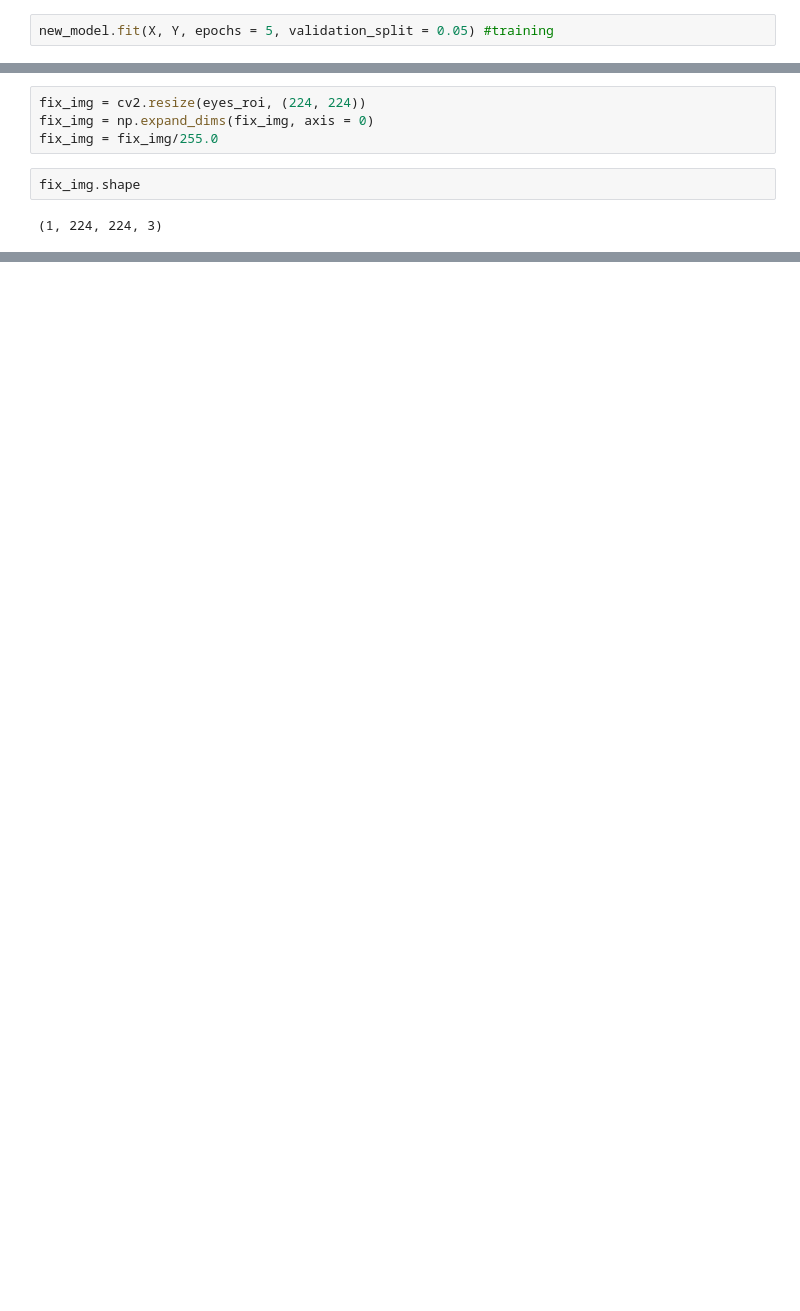
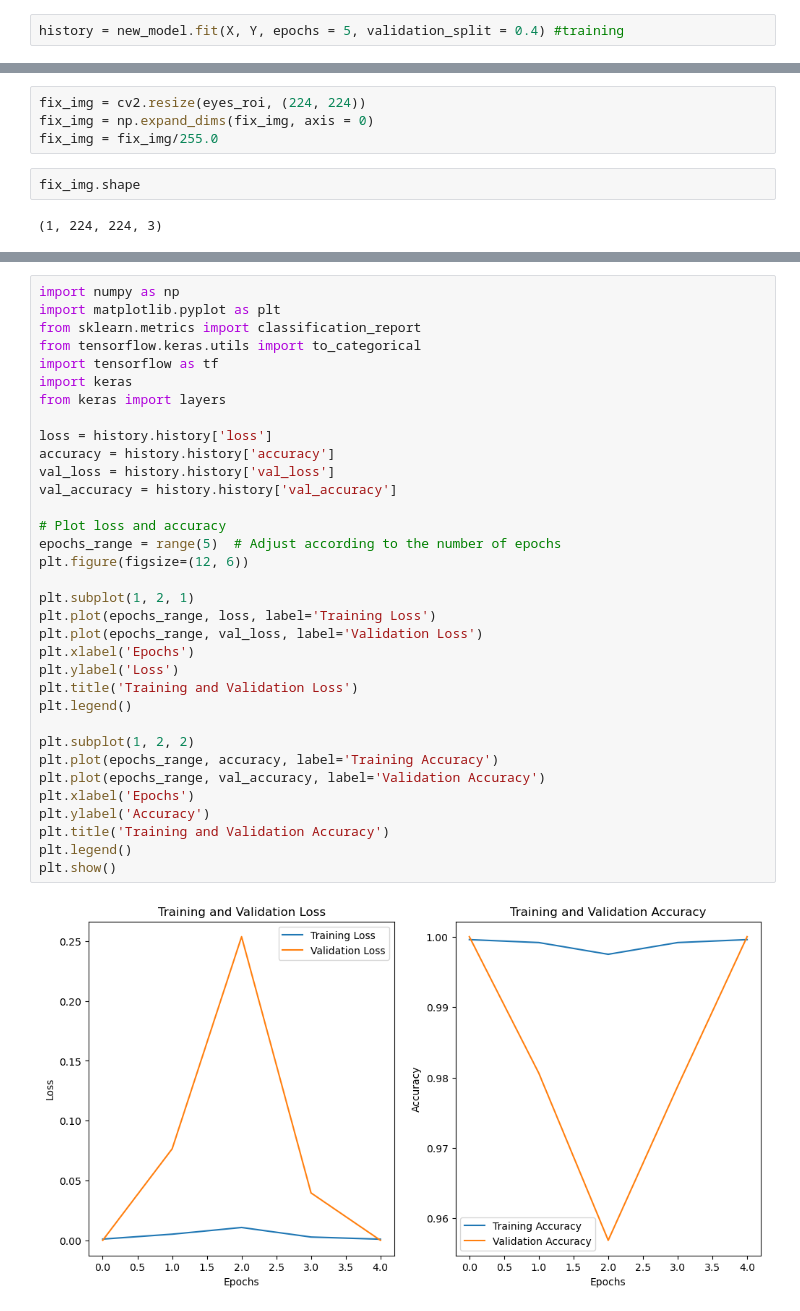
Before and after one commit to minchargii/final_vision_prj, a Jupyter notebook: drowsiness_detect.ipynb, the cells around one changed output, grey strips where cells are left out. Drawn from its saved outputs; the diff is of its cells as text; blank space fills up the shorter version.

```diff
--- a/drowsiness_detect.ipynb
+++ b/drowsiness_detect.ipynb
@@ -170,4 +162,4 @@ WARNING:tensorflow:From C:\Users\Think\anaconda3\Lib\site-packages\keras\src\opt
 # %%
-new_model.fit(X, Y, epochs = 5, validation_split = 0.05) #training
+history = new_model.fit(X, Y, epochs = 5, validation_split = 0.4) #training
 # %% [output]
 Epoch 1/5
@@ -389,0 +372,36 @@ KeyboardInterrupt:
+# %%
+import numpy as np
+import matplotlib.pyplot as plt
+from sklearn.metrics import classification_report
+from tensorflow.keras.utils import to_categorical
+import tensorflow as tf
+import keras
+from keras import layers
+
+loss = history.history['loss']
+accuracy = history.history['accuracy']
+val_loss = history.history['val_loss']
+val_accuracy = history.history['val_accuracy']
+
+# Plot loss and accuracy
+epochs_range = range(5)  # Adjust according to the number of epochs
+plt.figure(figsize=(12, 6))
+
+plt.subplot(1, 2, 1)
+plt.plot(epochs_range, loss, label='Training Loss')
+plt.plot(epochs_range, val_loss, label='Validation Loss')
+plt.xlabel('Epochs')
+plt.ylabel('Loss')
+plt.title('Training and Validation Loss')
+plt.legend()
+
+plt.subplot(1, 2, 2)
+plt.plot(epochs_range, accuracy, label='Training Accuracy')
+plt.plot(epochs_range, val_accuracy, label='Validation Accuracy')
+plt.xlabel('Epochs')
+plt.ylabel('Accuracy')
+plt.title('Training and Validation Accuracy')
+plt.legend()
+plt.show()
+# %% [output]
+[figure, added]
```
Also changed, not shown: parts of 29 cells of this notebook.
